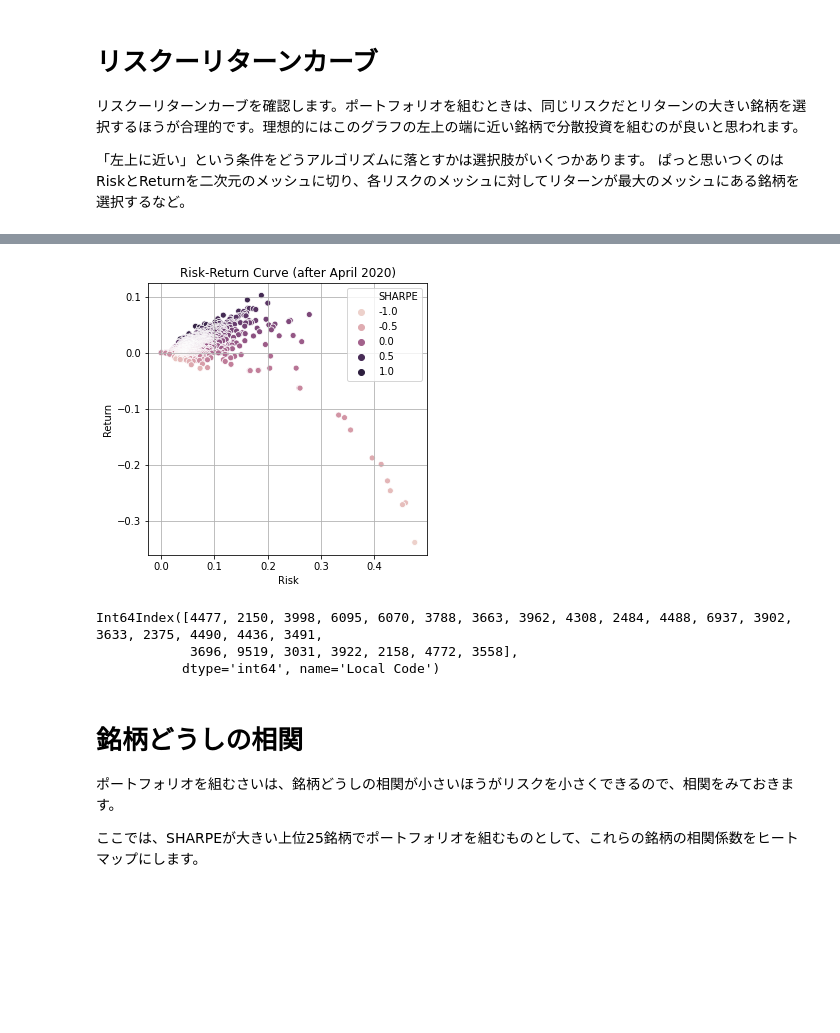
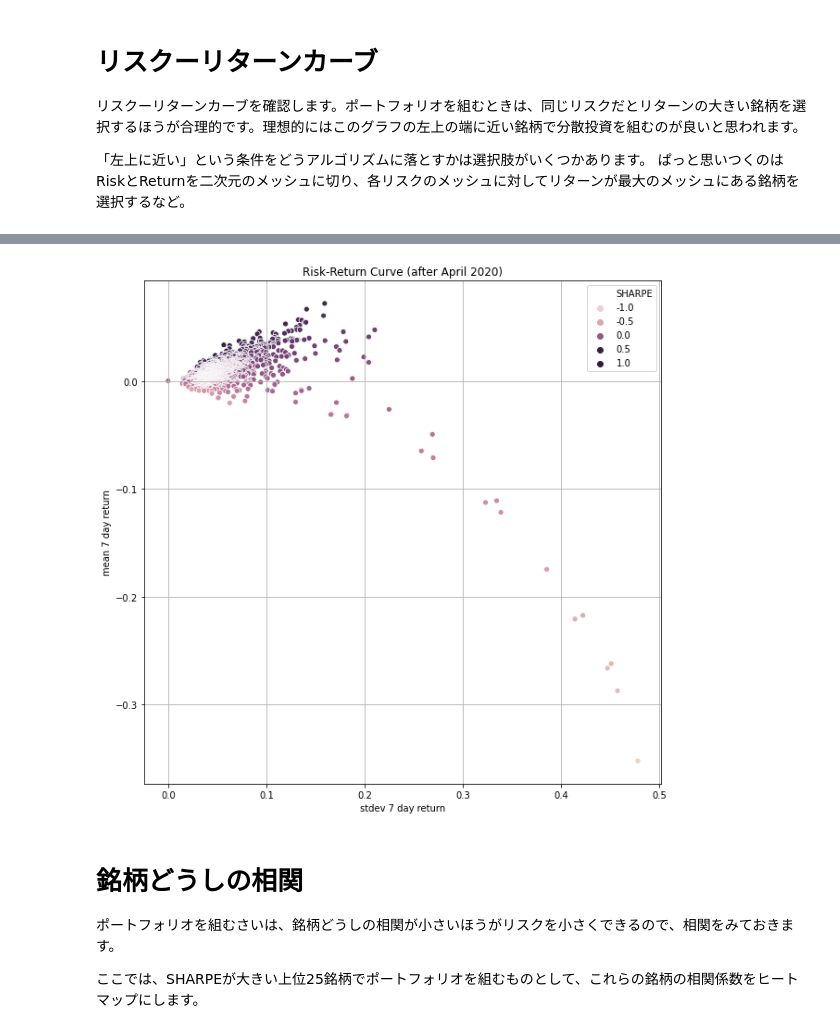
Before and after one commit to bilzard/JQuants-news, a Jupyter notebook: 002_optimum_portfolio.ipynb, the cells around one changed output, grey strips where cells are left out. Cells and saved outputs as stored; diff of their text form; code cells hidden in the pictures; blank space fills up the shorter version.

```diff
--- a/002_optimum_portfolio.ipynb
+++ b/002_optimum_portfolio.ipynb
@@ -166,5 +156,5 @@ df_per_instruments = df_per_instruments[filter_outlier]
 # %%
-df_return = df_per_instruments.pct_change(7).fillna(0)
+df_return = df_per_instruments.bfill().pct_change(5).fillna(0)
 # %% [markdown]
 マーケットのリターンを求めます。ここでは全銘柄のリターンの中央値をマーケットのリターンとします。
 # %%
@@ -224,18 +242,12 @@ df_instrument = pd.merge(
 # %%
-fig, ax = plt.subplots(1, 1, figsize=(5, 5))
+fig, ax = plt.subplots(1, 1, figsize=(10, 10))
 sns.scatterplot(x='return_7_std', y='return_7_mean', data=df_instrument, ax=ax, hue='SHARPE')
 ax.set_title('Risk-Return Curve (after April 2020)')
-ax.set_xlabel('Risk')
-ax.set_ylabel('Return')
+ax.set_xlabel('stdev 7 day return')
+ax.set_ylabel('mean 7 day return')
 ax.grid(True)
 # %% [output]
-[figure, old version]
+[figure, new version]
-# %%
-df_instrument.head(25).index
-# %% [output]
-Int64Index([4477, 2150, 3998, 6095, 6070, 3788, 3663, 3962, 4308, 2484, 4488, 6937, 3902, 3633, 2375, 4490, 4436, 3491,
-            3696, 9519, 3031, 3922, 2158, 4772, 3558],
-           dtype='int64', name='Local Code')
 # %% [markdown]
 # 銘柄どうしの相関
 
```
Also changed, not shown: parts of 20 cells of this notebook.
